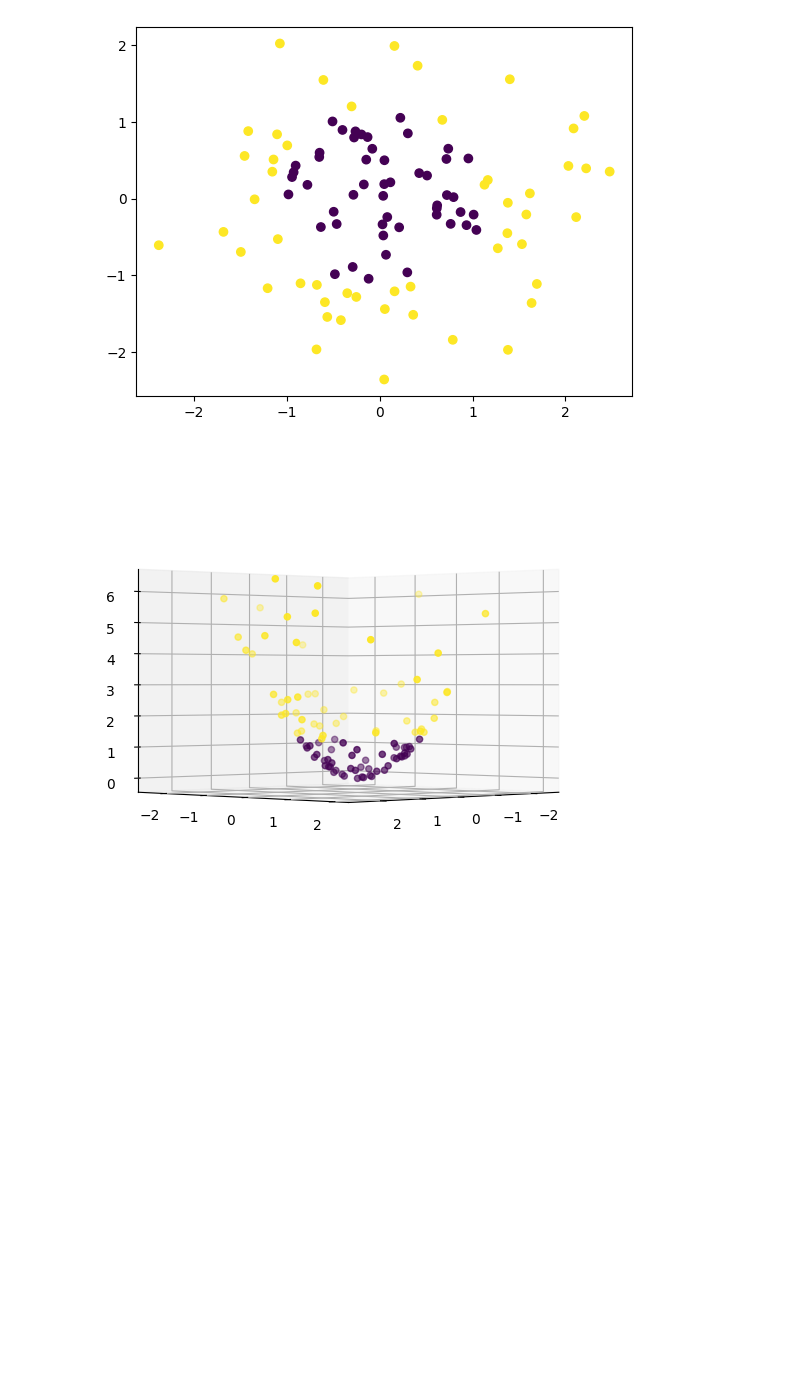
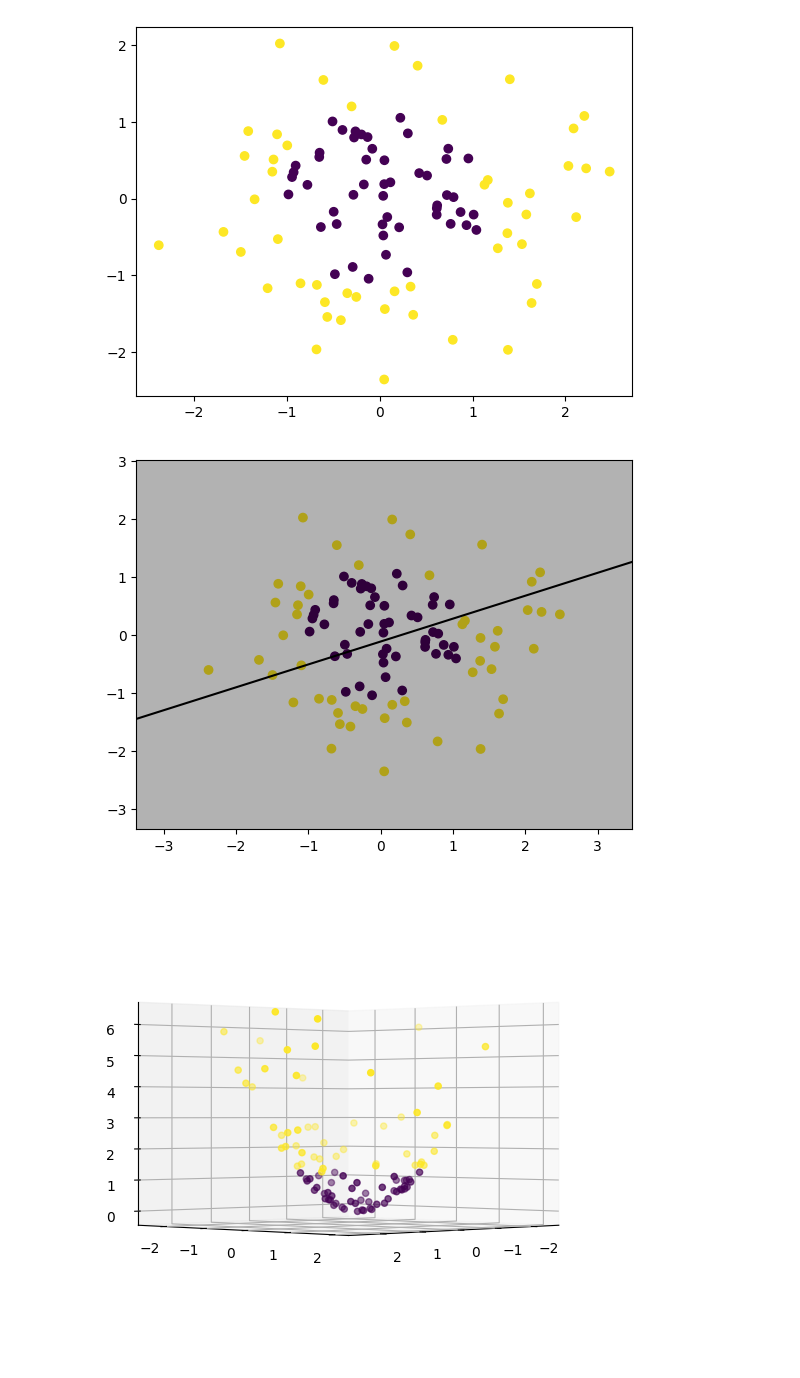
Before and after one commit to cyp-ark/SVM, a Jupyter notebook: code.ipynb, the cells around one changed output. Cells and saved outputs as stored; diff of their text form; code cells hidden in the pictures; blank space fills up the shorter version.

```diff
--- a/code.ipynb
+++ b/code.ipynb
@@ -66,6 +71,22 @@ plt.scatter('x1','x2',c='class',data=df2)
 # %% [output]
 <matplotlib.collections.PathCollection at 0x...>
 [figure]
+# %%
+#일반적인 Linear SVM으로 분류해보기
+linear_svm2 = LinearSVC(C=1,max_iter=10e4).fit(X2,y2)
+# %%
+plt.scatter('x1','x2',c='class',data=df2)
+
+coef,intercept = linear_svm2.coef_, linear_svm2.intercept_
+plt.plot(line,-(line*coef[:,0]+intercept)/coef[:,1],c=color)
+plt.fill_between(line,-(line*coef[:,0]+intercept+1)/coef[:,1],-(line*coef[:,0]+intercept-1)/coef[:,1],color=color,alpha=0.3)
+
+plt.xlim([min(df2['x1'])-1,max(df2['x1'])+1])
+plt.ylim([min(df2['x2'])-1,max(df2['x2'])+1])
+
+plt.show()
+# %% [output]
+[figure, added]
 # %%
 X2_new = np.hstack((X2,(X2[:,0]**2 + X2[:,1]**2).reshape(-1,1)))
 
```
Also changed, not shown: parts of 10 cells of this notebook, 1 other file.
